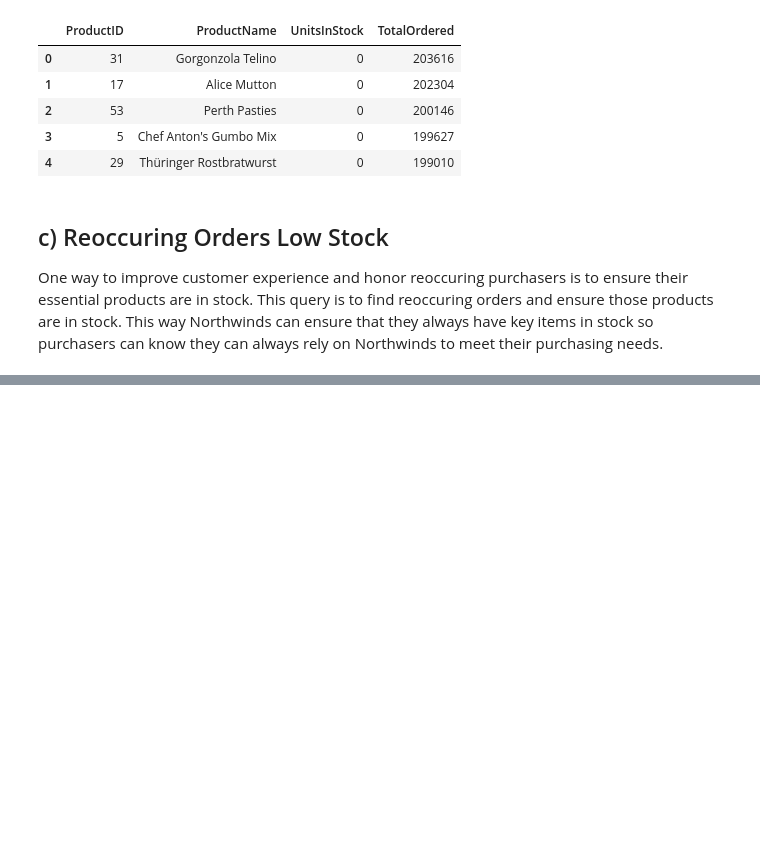
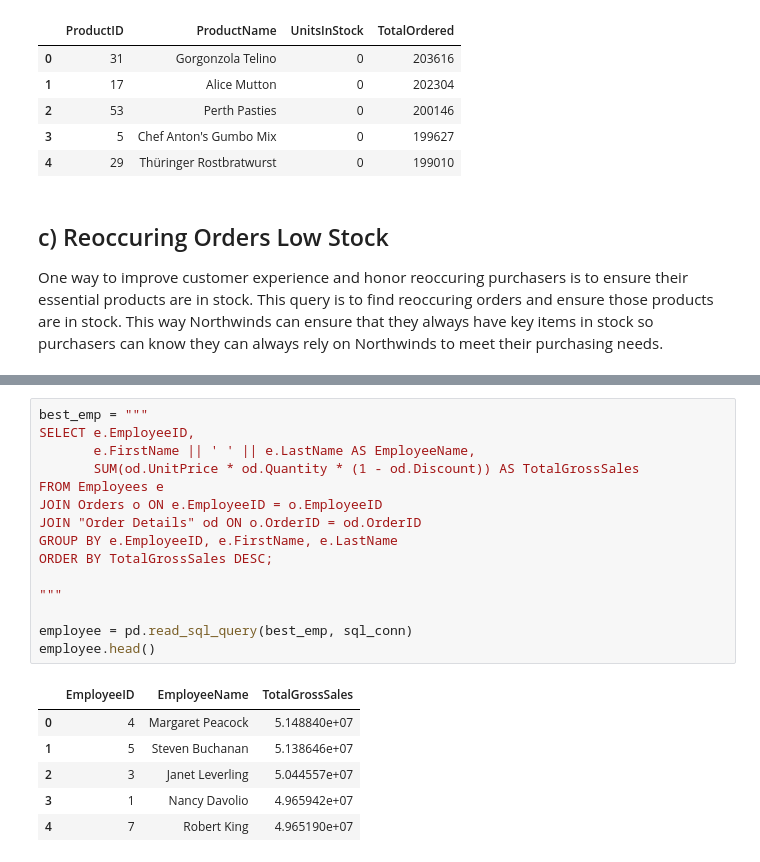
Before and after one commit to shayda-maher/SQLScripts, a Jupyter notebook: Northwinds Database Inventory Stock - Github.ipynb, the cells around one changed output, grey strips where cells are left out. Drawn from its saved outputs; the diff is of its cells as text; blank space fills up the shorter version.

```diff
--- a/Northwinds Database Inventory Stock - Github.ipynb
+++ b/Northwinds Database Inventory Stock - Github.ipynb
@@ -154,0 +212,22 @@ rentals.head()
+# %%
+best_emp = """
+SELECT e.EmployeeID,
+       e.FirstName || ' ' || e.LastName AS EmployeeName,
+       SUM(od.UnitPrice * od.Quantity * (1 - od.Discount)) AS TotalGrossSales
+FROM Employees e
+JOIN Orders o ON e.EmployeeID = o.EmployeeID
+JOIN "Order Details" od ON o.OrderID = od.OrderID
+GROUP BY e.EmployeeID, e.FirstName, e.LastName
+ORDER BY TotalGrossSales DESC;
+
+"""
+
+employee = pd.read_sql_query(best_emp, sql_conn)
+employee.head()
+# %% [output]
+|  | EmployeeID | EmployeeName | TotalGrossSales |
+| 0 | 4 | Margaret Peacock | 5.148840e+07 |
+| 1 | 5 | Steven Buchanan | 5.138646e+07 |
+| 2 | 3 | Janet Leverling | 5.044557e+07 |
+| 3 | 1 | Nancy Davolio | 4.965942e+07 |
+| 4 | 7 | Robert King | 4.965190e+07 |
```
Also changed, not shown: parts of 12 cells of this notebook.
